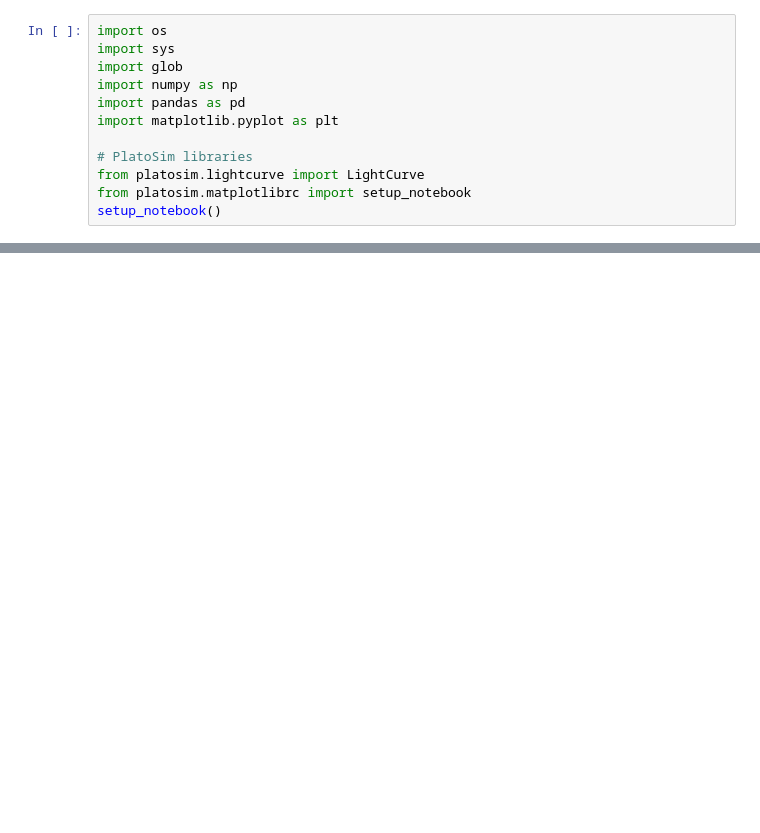
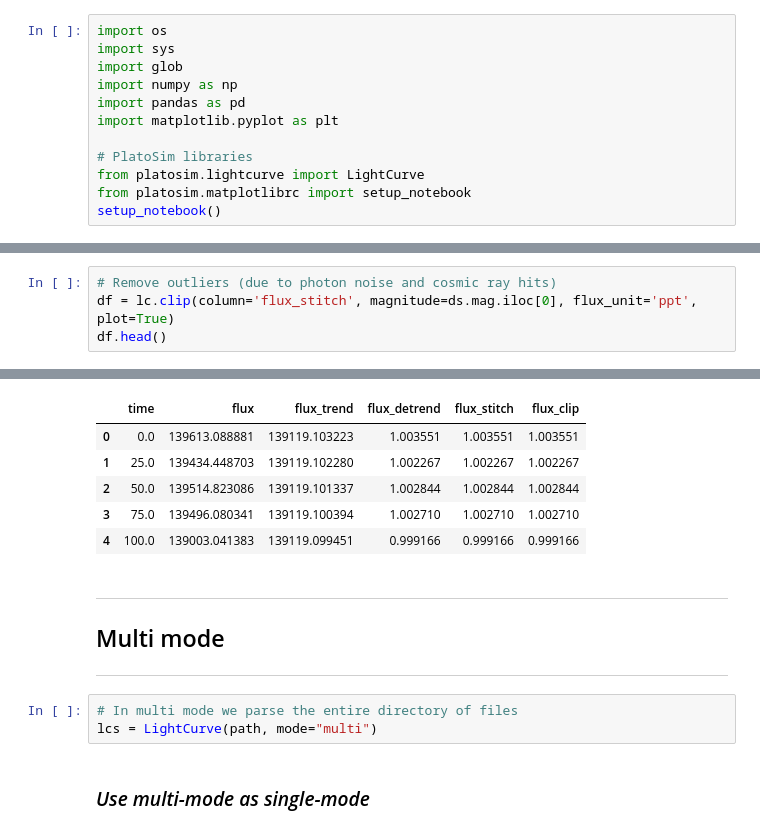
Before and after one commit to ivs-kuleuven/platosim3, a Jupyter notebook: docs/technicalnotes/PLATO-CS/QuickLookForSimulations.ipynb, the cells around one changed output, grey strips where cells are left out. Cells and saved outputs as stored; diff of their text form; blank space fills up the shorter version.

```diff
--- a/docs/technicalnotes/PLATO-CS/QuickLookForSimulations.ipynb
+++ b/docs/technicalnotes/PLATO-CS/QuickLookForSimulations.ipynb
@@ -142,0 +100,5 @@ TypeError: plot() got an unexpected keyword argument 'column'
+# %%
+# Remove outliers (due to photon noise and cosmic ray hits)
+df = lc.clip(column='flux_stitch', magnitude=ds.mag.iloc[0], flux_unit='ppt', plot=True)
+df.head()
+# %% [output]
@@ -142,0 +107,15 @@ TypeError: plot() got an unexpected keyword argument 'column'
+|  | time | flux | flux_trend | flux_detrend | flux_stitch | flux_clip |
+| 0 | 0.0 | 139613.088881 | 139119.103223 | 1.003551 | 1.003551 | 1.003551 |
+| 1 | 25.0 | 139434.448703 | 139119.102280 | 1.002267 | 1.002267 | 1.002267 |
+| 2 | 50.0 | 139514.823086 | 139119.101337 | 1.002844 | 1.002844 | 1.002844 |
+| 3 | 75.0 | 139496.080341 | 139119.100394 | 1.002710 | 1.002710 | 1.002710 |
+| 4 | 100.0 | 139003.041383 | 139119.099451 | 0.999166 | 0.999166 | 0.999166 |
+# %% [markdown]
+---
+## Multi mode
+---
+# %%
+# In multi mode we parse the entire directory of files
+lcs = LightCurve(path, mode="multi")
+# %% [markdown]
+### *Use multi-mode as single-mode*
```
Also changed, not shown: parts of 43 cells of this notebook, 3 other files.
